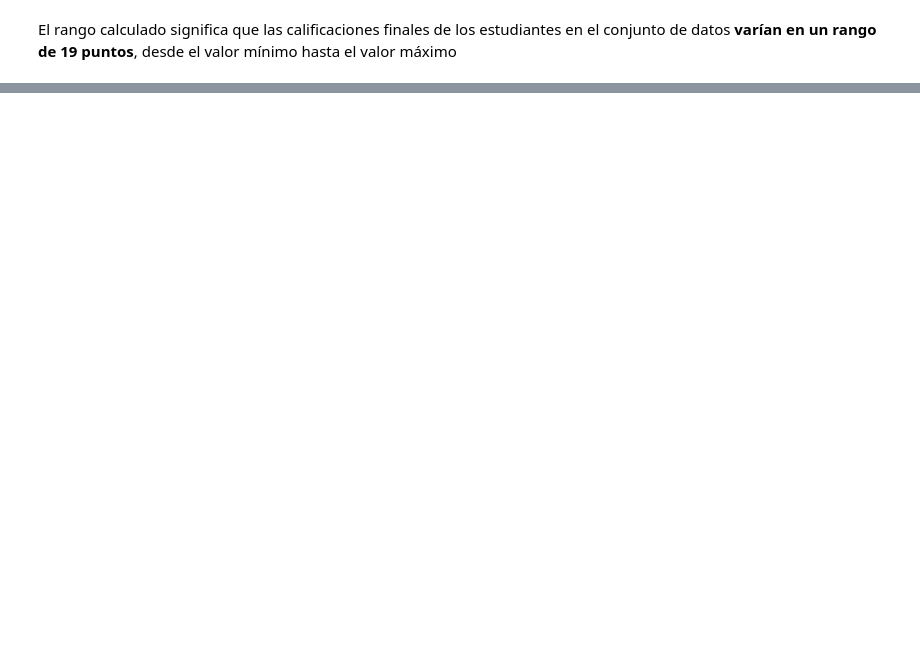
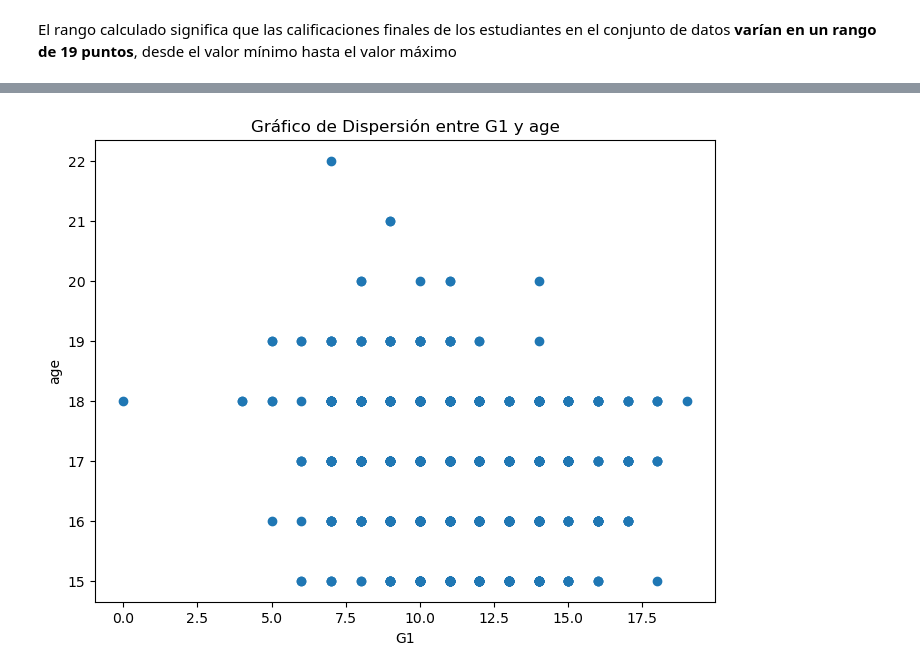
Before and after one commit to Ssebv/data-science-lab2, a Jupyter notebook: main.ipynb, the cells around one changed output, grey strips where cells are left out. Cells and saved outputs as stored; diff of their text form; code cells hidden in the pictures; blank space fills up the shorter version.

```diff
--- a/main.ipynb
+++ b/main.ipynb
@@ -386,0 +470,14 @@ El rango calculado significa que las calificaciones finales de los estudiantes e
+# %%
+# 18. Gráfico de Dispersión entre características
+x = df['G1']
+y = df['age']
+
+# Crea el gráfico de dispersión
+plt.figure(figsize=(8, 6))
+plt.scatter(x, y)
+plt.title('Gráfico de Dispersión entre G1 y age')
+plt.xlabel('G1')
+plt.ylabel('age')
+plt.show()
+# %% [output]
+[figure, added]
```
Also changed, not shown: parts of 45 cells of this notebook.
